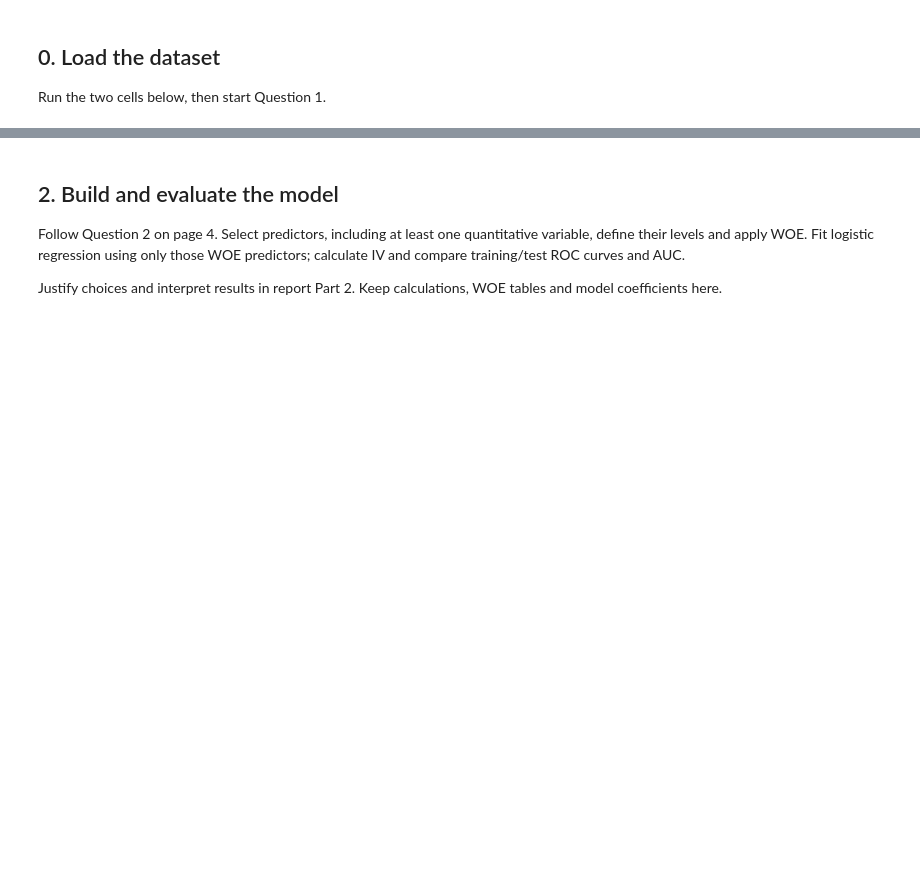
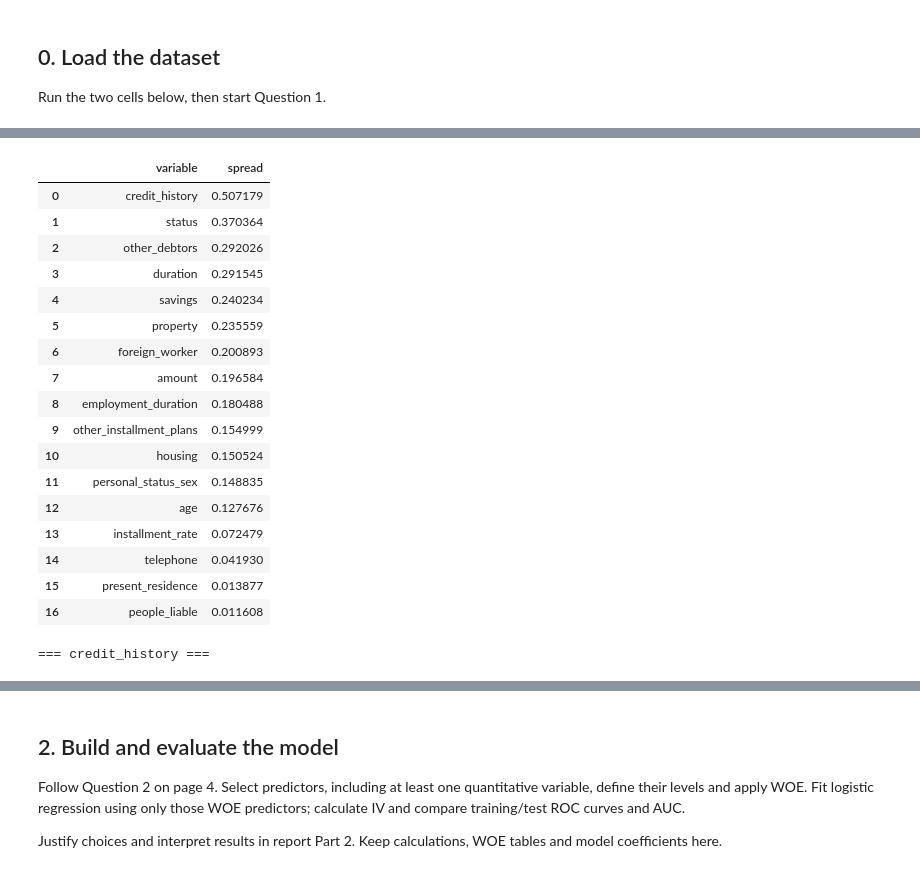
Before and after one commit to Muten-Roshi-Sama/data-science-for-business-KUL, a Jupyter notebook: credit-risk-analysis/A1_Notebook.ipynb, the cells around one changed output, grey strips where cells are left out. Cells and saved outputs as stored; diff of their text form; code cells hidden in the pictures; blank space fills up the shorter version.

```diff
--- a/credit-risk-analysis/A1_Notebook.ipynb
+++ b/credit-risk-analysis/A1_Notebook.ipynb
@@ -36,0 +125,16 @@ Choose two variables and compare their joint groups in one figure. Put your choi
+# %%
+from sklearn.model_selection import train_test_split
+
+SEED = 42
+
+train, test = train_test_split(
+    credit,
+    test_size=0.30,
+    stratify=credit["bad"],
+    random_state=SEED,
+)
+
+print("Train shape:", train.shape)
+print("Test shape:", test.shape)
+print("\nTrain bad rate:", train["bad"].mean().round(4))
+print("Test bad rate:", test["bad"].mean().round(4))
@@ -36,0 +215,64 @@ Choose two variables and compare their joint groups in one figure. Put your choi
+# %%
+def bad_rate_by_cat(df, col):
+    tab = df.groupby(col)["bad"].agg(n="size", bad_rate="mean")
+    tab = tab.sort_values("bad_rate")
+    tab["spread"] = tab["bad_rate"].max() - tab["bad_rate"].min()
+    tab["col"] = col
+    return tab
+
+def bad_rate_by_quant(df, col, q=5):
+    binned = pd.qcut(df[col], q=q, duplicates="drop")
+    tab = df.groupby(binned)["bad"].agg(n="size", bad_rate="mean")
+    tab["spread"] = tab["bad_rate"].max() - tab["bad_rate"].min()
+    tab["col"] = col
+    return tab
+
+# Categorical spread
+cat_spreads = []
+for col in categorical_cols:
+    t = bad_rate_by_cat(train, col)
+    if t["n"].min() >= 20:                 # skip variables with tiny cells
+        cat_spreads.append({"variable": col, "spread": t["spread"].iloc[0]})
+
+# Quantitative spread
+quant_spreads = []
+for col in quantitative_cols:
+    t = bad_rate_by_quant(train, col)
+    if t["n"].min() >= 20:
+        quant_spreads.append({"variable": col, "spread": t["spread"].iloc[0]})
+
+spreads = (
+    pd.DataFrame(cat_spreads + quant_spreads)
+    .sort_values("spread", ascending=False)
+    .reset_index(drop=True)
+)
+display(spreads)
+
+
+# Look at the top candidates in detail
+for col in spreads["variable"].head(4):
+    print(f"\n=== {col} ===")
+    if col in categorical_cols:
+        display(bad_rate_by_cat(train, col))
+    else:
+        display(bad_rate_by_quant(train, col))
+# %% [output]
+|  | variable | spread |
+| 0 | credit_history | 0.507179 |
+| 1 | status | 0.370364 |
+| 2 | other_debtors | 0.292026 |
+| 3 | duration | 0.291545 |
+| 4 | savings | 0.240234 |
+| 5 | property | 0.235559 |
+| 6 | foreign_worker | 0.200893 |
+| 7 | amount | 0.196584 |
+| 8 | employment_duration | 0.180488 |
+| 9 | other_installment_plans | 0.154999 |
+| 10 | housing | 0.150524 |
+| 11 | personal_status_sex | 0.148835 |
+| 12 | age | 0.127676 |
+| 13 | installment_rate | 0.072479 |
+| 14 | telephone | 0.041930 |
+| 15 | present_residence | 0.013877 |
+| 16 | people_liable | 0.011608 |
+=== credit_history ===
```
Also changed, not shown: parts of 26 cells of this notebook.
